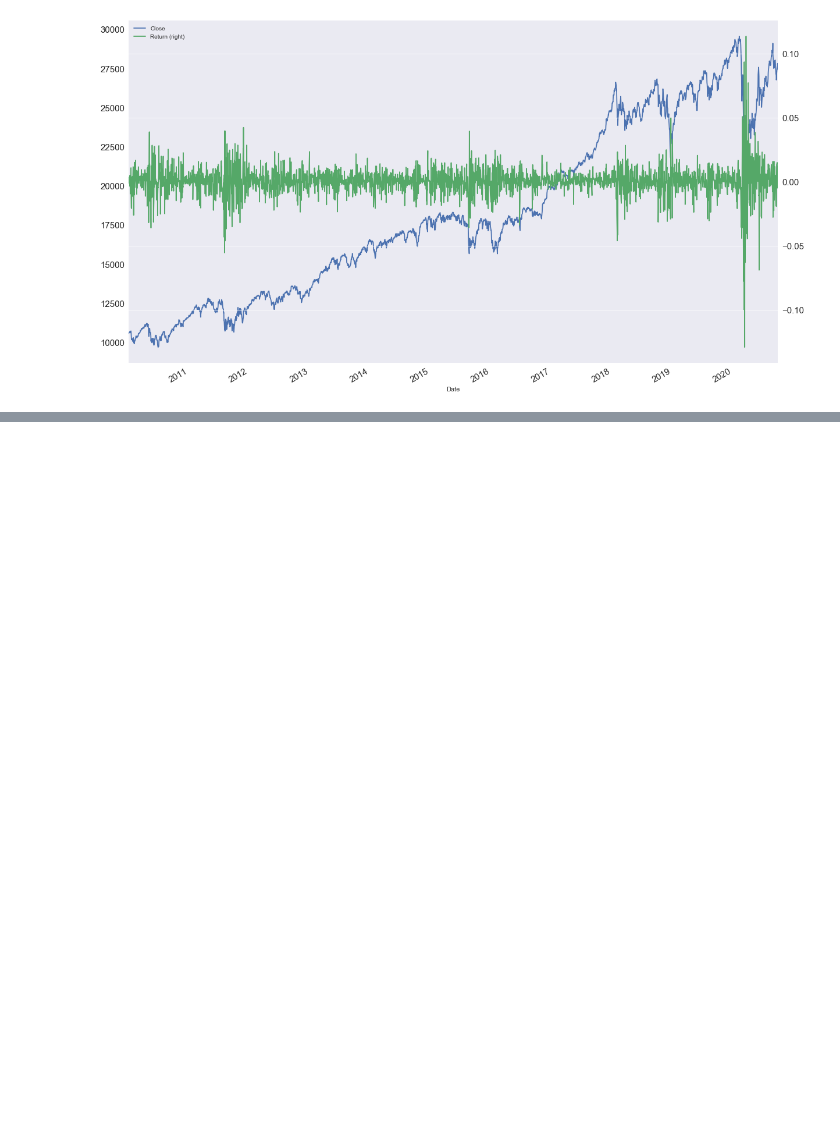
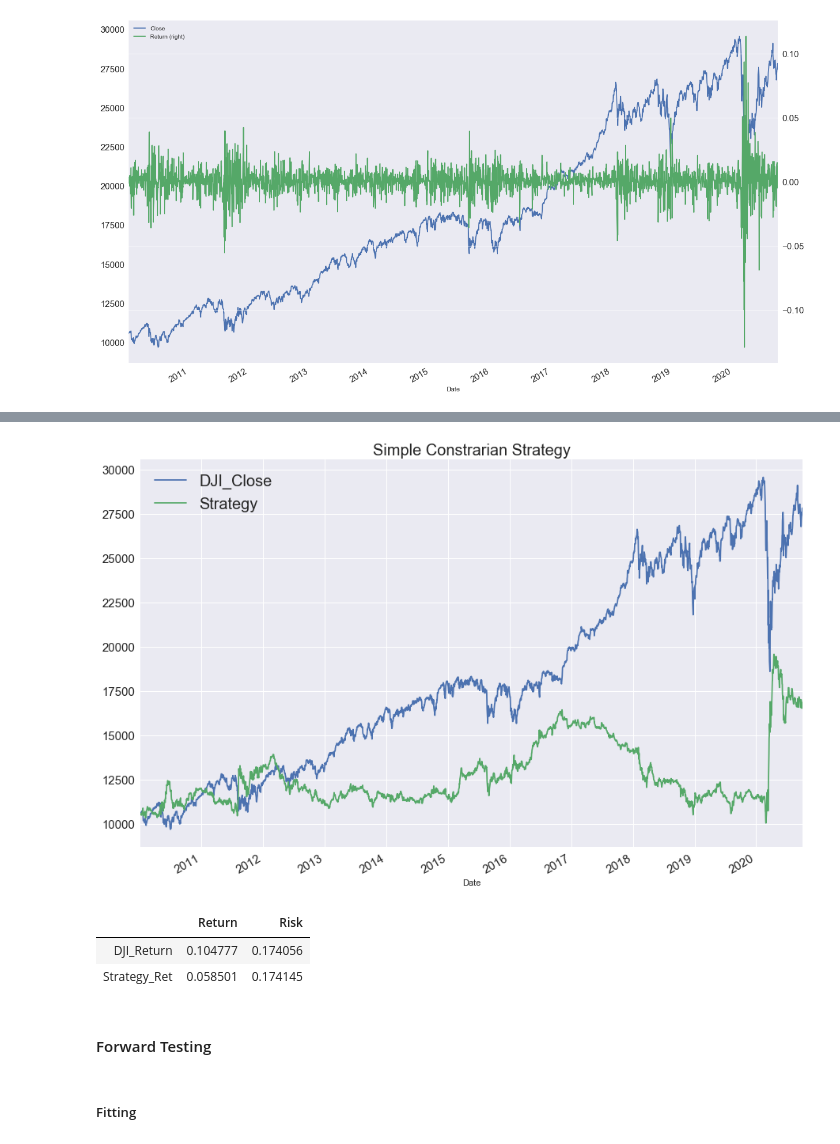
Before and after one commit to Dantarshi/DJI--Trading-Strategies-, a Jupyter notebook: DJI Strategy.ipynb, the cells around one changed output, grey strips where cells are left out. Saved outputs shown, nothing was run; the diff lists cells and outputs as text; code cells hidden in the pictures; blank space fills up the shorter version.

```diff
--- a/DJI Strategy.ipynb
+++ b/DJI Strategy.ipynb
@@ -488,0 +637,6 @@ plt.show()
+# %%
+# Creating a dataframe for dji close and return columns
+df["df_Return"] = df.Close.pct_change()
+df.columns = ["DJI_Close", "DJI_Return"]
+df.dropna(inplace = True)
+df
@@ -488,0 +658,4 @@ plt.show()
+# %%
+# creating a column for our position
+df["Position"] = -np.sign(df["DJI_Return"])
+df
@@ -488,0 +677,4 @@ plt.show()
+# %%
+# calculating our strategy returns
+df["Strategy_Ret"] = df["Position"].shift()*df["DJI_Return"]
+df
@@ -488,0 +696,4 @@ plt.show()
+# %%
+# Getting the indices value with respect to dji
+df["Strategy"] = df.Strategy_Ret.add(1, fill_value = 0).cumprod() * df.iloc[0,0]
+df
@@ -488,0 +715,19 @@ plt.show()
+# %%
+# ploting dji and our strategy
+df[["DJI_Close", "Strategy"]].plot(figsize = (15,10), fontsize = 15)
+plt.legend(fontsize = 20)
+plt.title("Simple Constrarian Strategy", fontsize = 20)
+plt.show()
+# %% [output]
+[figure, added]
+# %%
+# Calculating the return and risk
+summary_ann(df[["DJI_Return", "Strategy_Ret"]])
+# %% [output]
+|  | Return | Risk |
+| DJI_Return | 0.104777 | 0.174056 |
+| Strategy_Ret | 0.058501 | 0.174145 |
+# %% [markdown]
+#### Forward Testing
+# %% [markdown]
+##### Fitting
```
Also changed, not shown: parts of 17 cells of this notebook.
